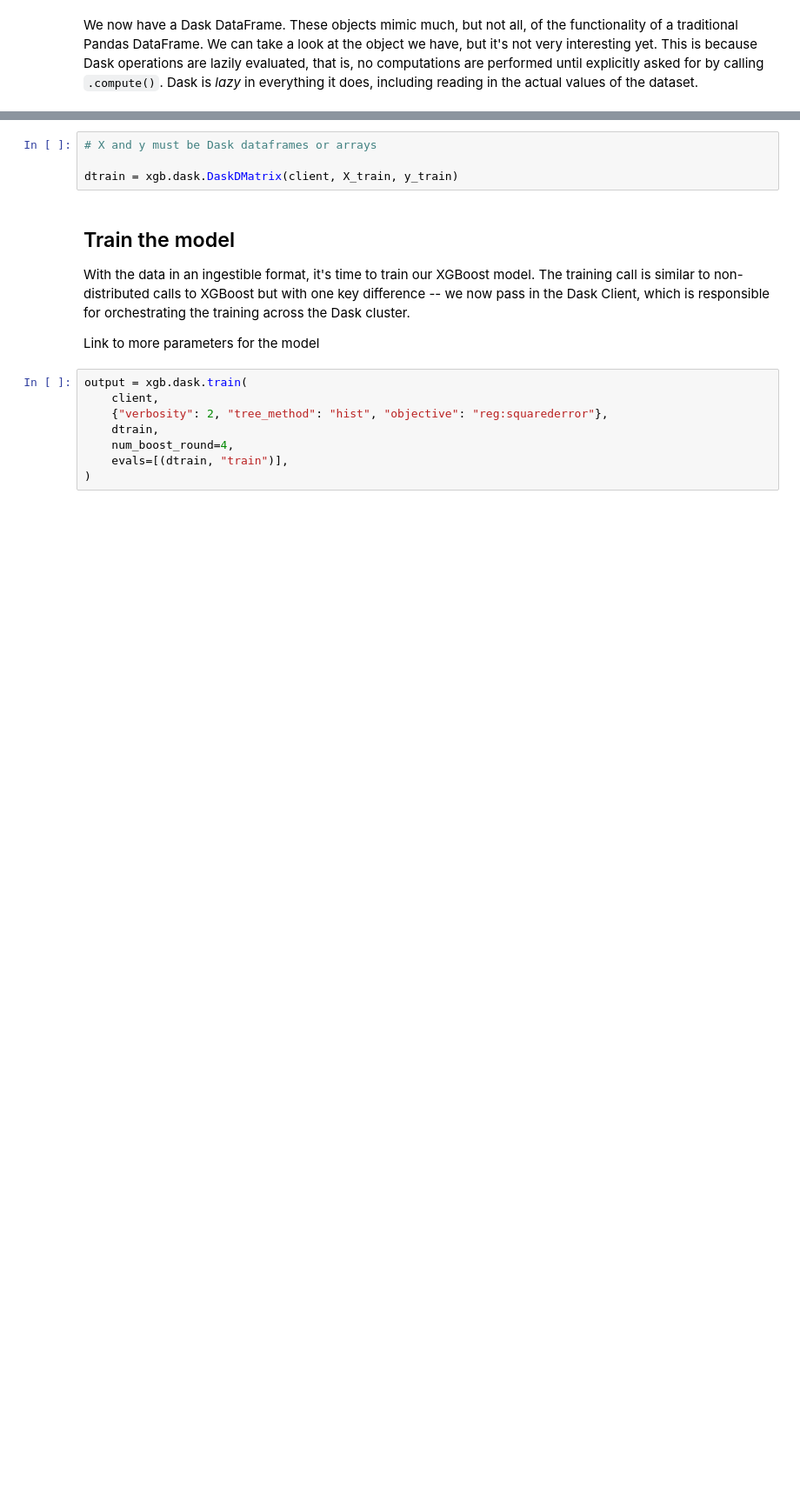
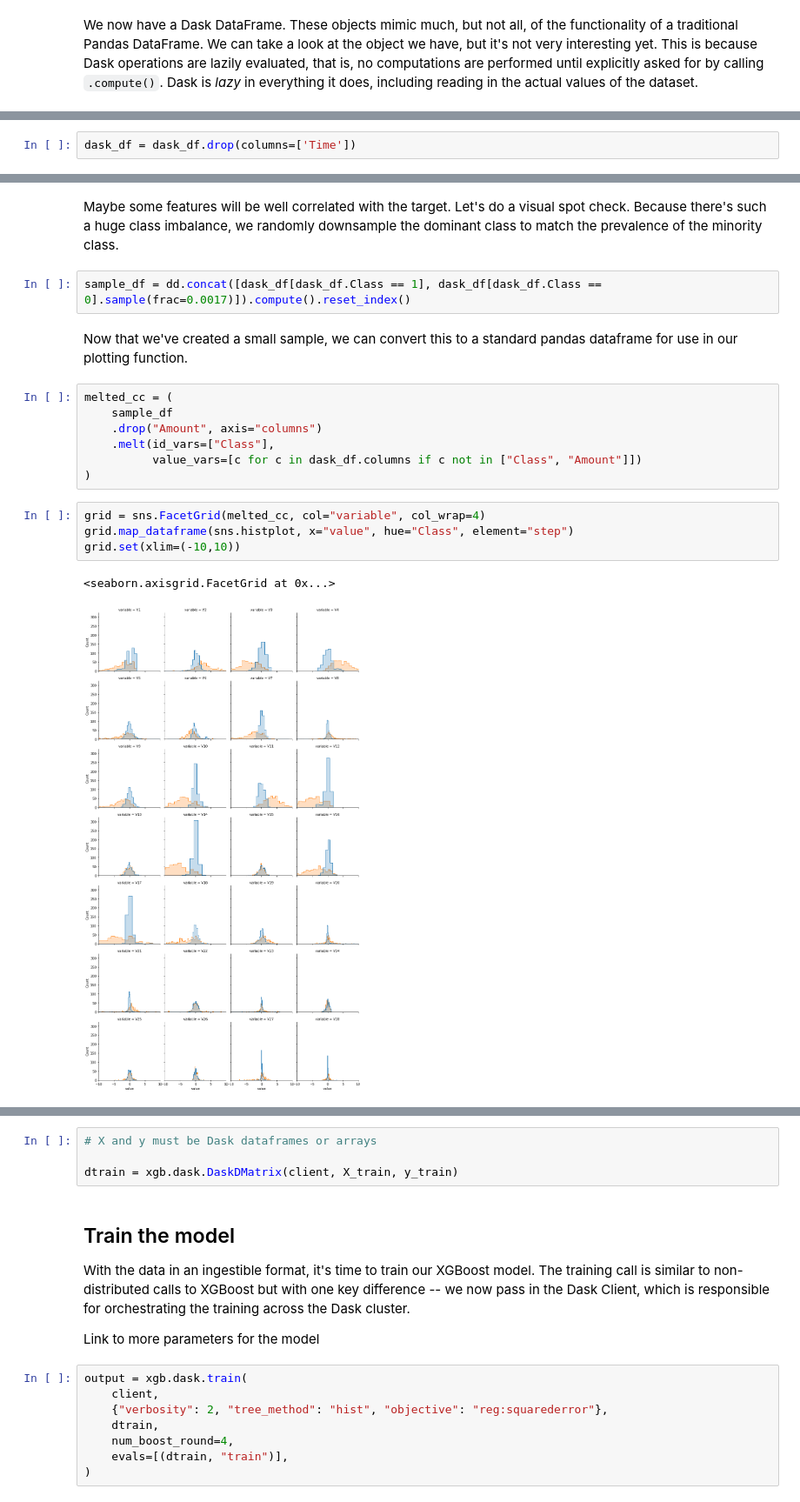
Before and after one commit to fastforwardlabs/dask-cml, a Jupyter notebook: distributed-xgboost-with-dask.ipynb, the cells around one changed output, grey strips where cells are left out. Shown: that part at 87% size. Saved outputs shown, nothing was run; the diff lists cells and outputs as text; blank space fills up the shorter version.

```diff
--- a/distributed-xgboost-with-dask.ipynb
+++ b/distributed-xgboost-with-dask.ipynb
@@ -106,0 +169,2 @@ dask_df.head()
+# %%
+dask_df = dask_df.drop(columns=['Time'])
@@ -106,0 +181,20 @@ dask_df.head()
+# %% [markdown]
+Maybe some features will be well correlated with the target. Let's do a visual spot check. Because there's such a huge class imbalance, we randomly downsample the dominant class to match the prevalence of the minority class.
+# %%
+sample_df = dd.concat([dask_df[dask_df.Class == 1], dask_df[dask_df.Class == 0].sample(frac=0.0017)]).compute().reset_index()
+# %% [markdown]
+Now that we've created a small sample, we can convert this to a standard pandas dataframe for use in our plotting function.
+# %%
+melted_cc = (
+    sample_df
+    .drop("Amount", axis="columns")
+    .melt(id_vars=["Class"],
+          value_vars=[c for c in dask_df.columns if c not in ["Class", "Amount"]])
+)
+# %%
+grid = sns.FacetGrid(melted_cc, col="variable", col_wrap=4)
+grid.map_dataframe(sns.histplot, x="value", hue="Class", element="step")
+grid.set(xlim=(-10,10))
+# %% [output]
+<seaborn.axisgrid.FacetGrid at 0x...>
+[figure, added]
```
Also changed, not shown: parts of 51 cells of this notebook, 5 other files.
